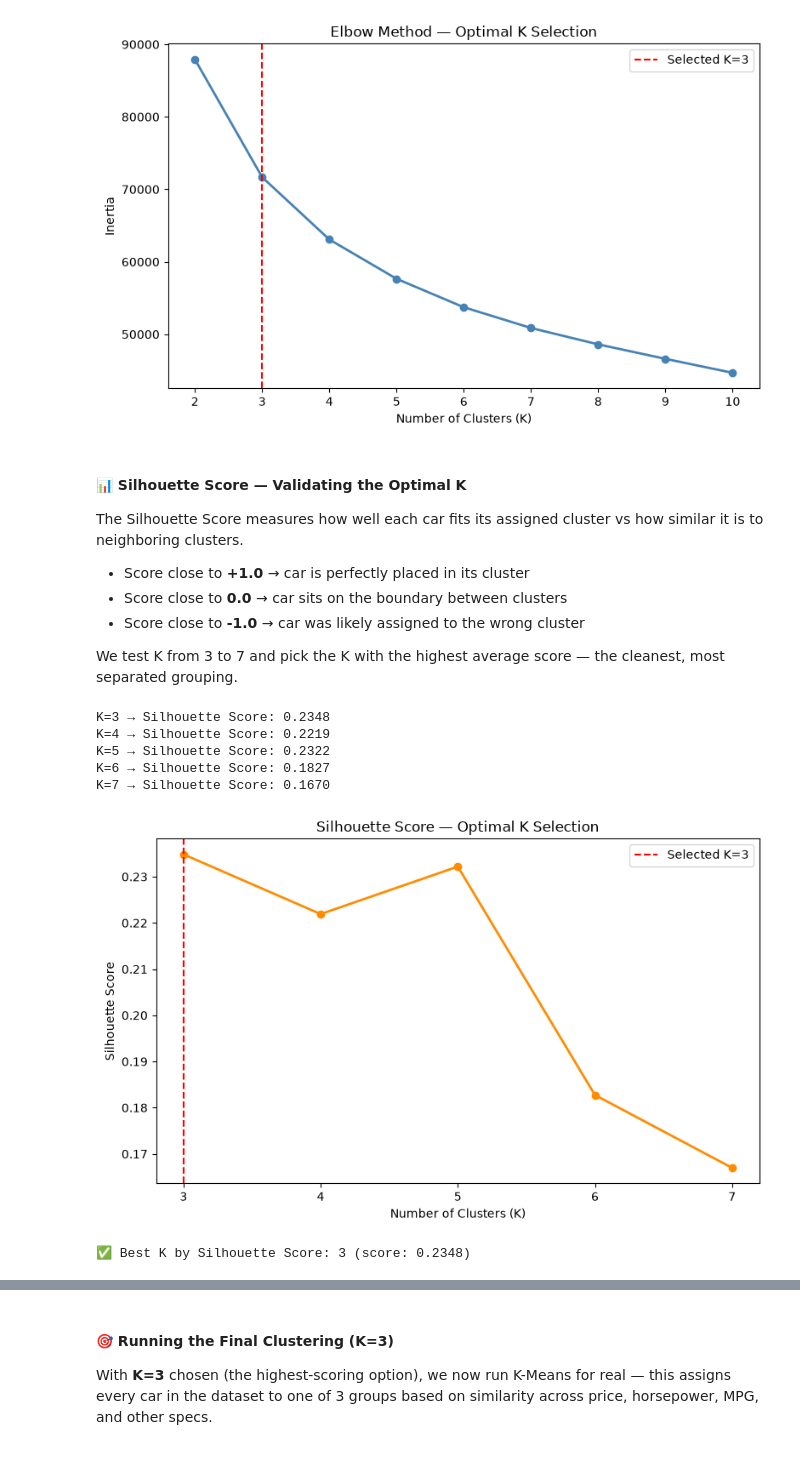
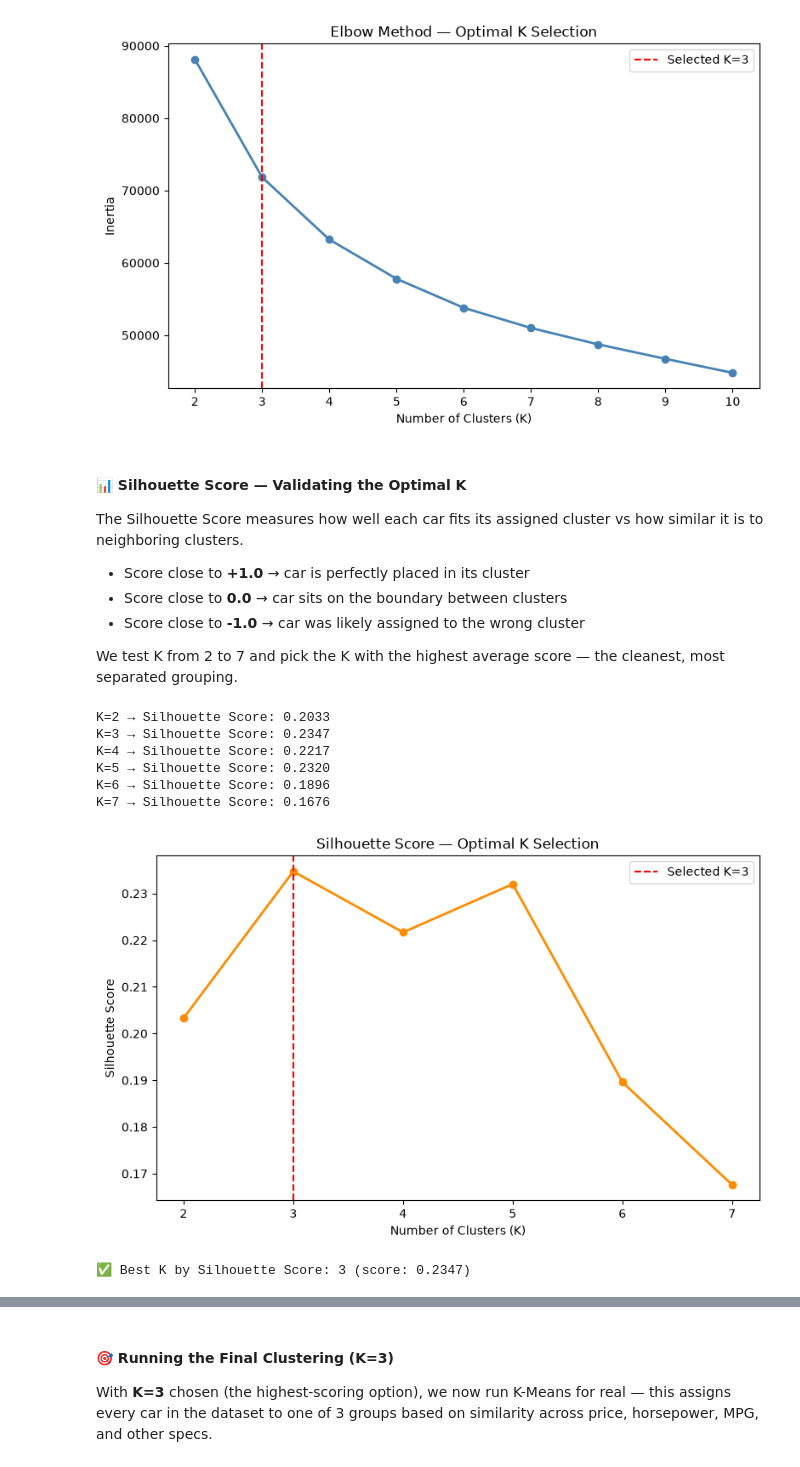
Before and after one commit to MaykInvest/car_clustering_kmeans, a Jupyter notebook: project.ipynb, the cells around one changed output, grey strips where cells are left out. Saved outputs shown, nothing was run; the diff lists cells and outputs as text; code cells hidden in the pictures.

```diff
--- a/project.ipynb
+++ b/project.ipynb
@@ -378,11 +373,11 @@ Filtering these ~50 extreme rows (out of ~11,000) keeps our dataset focused on s
 initial_rows = df.shape[0]
 
 # --- 1. FILTER OUTLIER ROWS ---
-df_clean = df[
-    (df['highway_mpg'] < 100) &
-    (df['msrp'] < 500000) &
-    (df['engine_cylinders'] > 0)
-].copy()
+is_typo      = df['highway_mpg'] >= 100
+is_hypercar  = df['msrp'] >= 500000
+is_electric  = (df['engine_fuel_type'] == 'electric') | (df['engine_cylinders'] == 0)  # NaN cylinders are kept
+
+df_clean = df[~(is_typo | is_hypercar | is_electric)].copy()
 
 # --- 2. DROP UNNECESSARY / HIGH-CARDINALITY COLUMNS ---
 columns_to_drop = ['model', 'market_category']
@@ -390,7 +385,8 @@ df_clean.drop(columns=columns_to_drop, inplace=True)
 
 # --- 3. SUMMARY REPORT ---
 dropped_rows = initial_rows - df_clean.shape[0]
-print(f"✂️ Outliers dropped: {dropped_rows} rows.")
+print(f"✂️ Outliers dropped: {dropped_rows} rows "
+      f"(MPG typos/EVs ≥100 MPG: {is_typo.sum()}, hypercars: {is_hypercar.sum()}, electric/0-cylinder: {is_electric.sum()} — some rows match more than one rule).")
 print(f"🗑️ Columns dropped: {columns_to_drop}")
 print(f"✅ Final dataset shape: {df_clean.shape[0]} rows, {df_clean.shape[1]} columns.")
 # %% [output]
@@ -524,45 +520,45 @@ cluster vs how similar it is to neighboring clusters.
 - Score close to **0.0** → car sits on the boundary between clusters
 - Score close to **-1.0** → car was likely assigned to the wrong cluster
 
-We test K from 3 to 7 and pick the K with the highest average score
+We test K from 2 to 7 and pick the K with the highest average score
 — the cleanest, most separated grouping.
 # %%
 # ============================================================
 # 📊 SILHOUETTE SCORES
 # ============================================================
-
 silhouette_scores = []
-k_range           = range(3, 8)
+k_range           = range(2, 8)
 
 for k in k_range:
     km     = KMeans(n_clusters=k, random_state=42, n_init=10)
     labels = km.fit_predict(preprocessed_data)
     score  = silhouette_score(preprocessed_data, labels)
     silhouette_scores.append(score)
     print(f"K={k} → Silhouette Score: {score:.4f}")
 
 # Plot
 plt.figure(figsize=(8, 5))
 plt.plot(k_range, silhouette_scores, marker='o', color='darkorange', linewidth=2)
 plt.xlabel('Number of Clusters (K)')
 plt.ylabel('Silhouette Score')
 plt.title('Silhouette Score — Optimal K Selection')
 plt.xticks(k_range)
 plt.axvline(x=3, color='red', linestyle='--', label='Selected K=3')
 plt.legend()
 plt.tight_layout()
 plt.show()
 
 best_k = k_range.start + silhouette_scores.index(max(silhouette_scores))
 print(f"✅ Best K by Silhouette Score: {best_k} (score: {max(silhouette_scores):.4f})")
 # %% [output]
-K=3 → Silhouette Score: 0.2348
-K=4 → Silhouette Score: 0.2219
-K=5 → Silhouette Score: 0.2322
-K=6 → Silhouette Score: 0.1827
-K=7 → Silhouette Score: 0.1670
+K=2 → Silhouette Score: 0.2033
+K=3 → Silhouette Score: 0.2347
+K=4 → Silhouette Score: 0.2217
+K=5 → Silhouette Score: 0.2320
+K=6 → Silhouette Score: 0.1896
+K=7 → Silhouette Score: 0.1676
-[figure, old version]
+[figure, new version]
-✅ Best K by Silhouette Score: 3 (score: 0.2348)
+✅ Best K by Silhouette Score: 3 (score: 0.2347)
 # %% [markdown]
 **What this tells us:** 3 groups produced the highest score, with 5
 groups very close behind (a difference small enough to be considered
```
Also changed, not shown: parts of 33 cells of this notebook, 5 other files.
